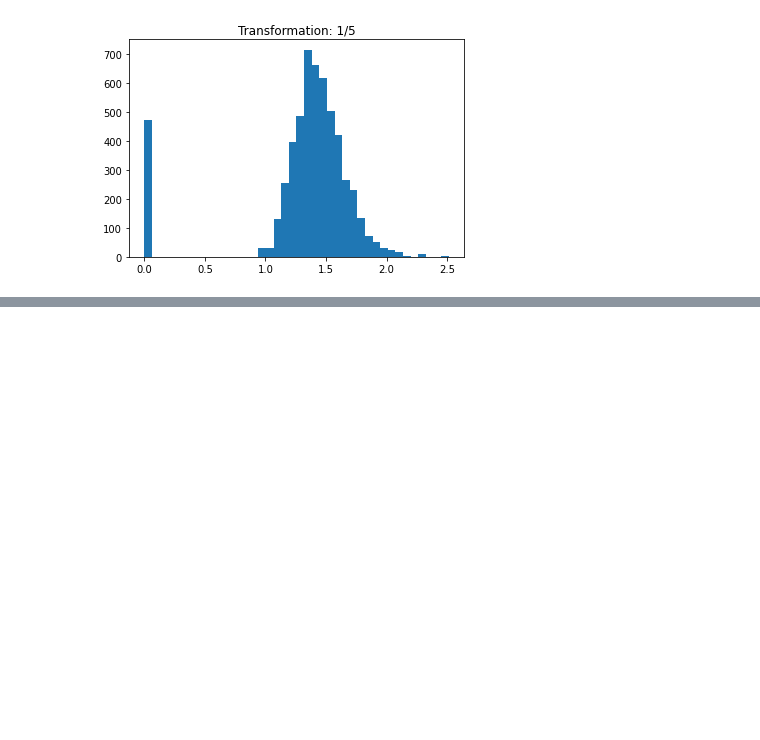
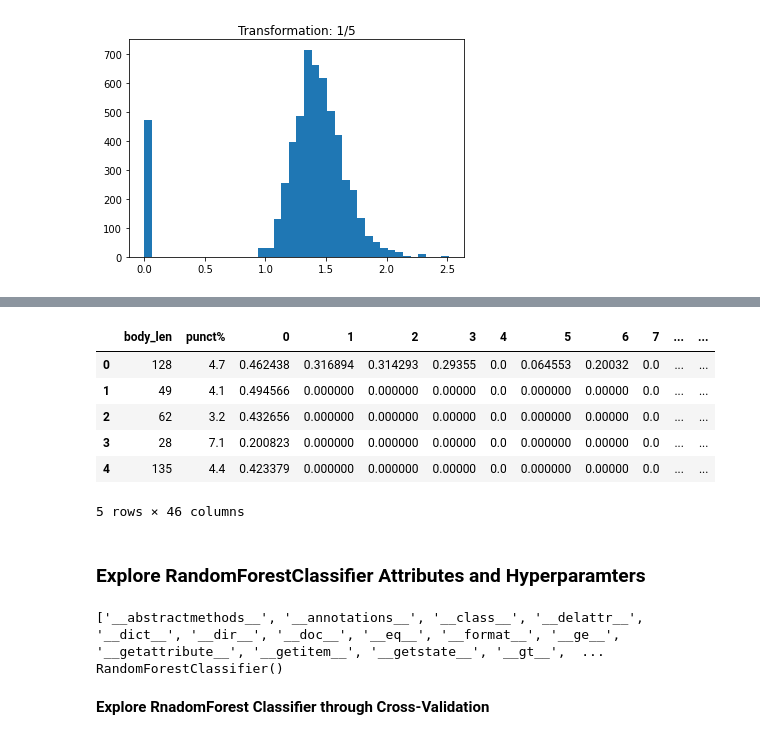
Before and after one commit to valin242/linkedIn_learning, a Jupyter notebook: nlp_w_python_for_ML_essential_training/nlp_esssentials_cont.ipynb, the cells around one changed output, grey strips where cells are left out. Saved outputs shown, nothing was run; the diff lists cells and outputs as text; code cells hidden in the pictures; blank space fills up the shorter version.

Commit message:
Half way through Chapter 5 using machine learning (RandomForest)

```diff
--- a/nlp_w_python_for_ML_essential_training/nlp_esssentials_cont.ipynb
+++ b/nlp_w_python_for_ML_essential_training/nlp_esssentials_cont.ipynb
@@ -900,0 +907,37 @@ for i in [1,2,3,4,5]:
+# %%
+from sklearn.feature_extraction.text import TfidfVectorizer
+
+stopwords = nltk.corpus.stopwords.words('english')
+ps = nltk.PorterStemmer()
+data =pd.read_csv("SMSSpamCollection.tsv", sep='\t')
+data.columns = ['label', 'body_text']
+
+def count_punct(text):
+    count = sum([1 for char in text if char in string.punctuation]) # cycling through each character to see if punctuation, if it is return 1
+    return round(count/(len(text) - text.count(" ")), 3)*100
+
+data['body_len'] = data['body_text'].apply(lambda x: len(x) - x.count(" ")) # minus white space
+data['punct%']= data['body_text'].apply(lambda x: count_punct(x))
+
+def clean_text(text):
+    text = "".join([word.lower() for word in text if word not in string.punctuation])
+    tokens = re.split('\W+', text)
+    text = " ".join([ps.stem(word) for word in tokens if word not in stopwords]) # joining the tokens back together and adding space back between to create a senetence
+    return text
+
+
+tfidf_vect = TfidfVectorizer(analyzer=clean_text) # each cell is weight of important that word based on frequency within that messagen and across messages
+x_tfidf = tfidf_vect.fit_transform(data['body_text'])
+
+X_features = pd.concat([data['body_len'], data['punct%'], pd.DataFrame(x_tfidf.toarray())],axis=1)
+X_features.head()
+# %% [output]
+|  | body_len | punct% | 0 | 1 | 2 | 3 | 4 | 5 | 6 | 7 | ... | ... |
+| 0 | 128 | 4.7 | 0.462438 | 0.316894 | 0.314293 | 0.29355 | 0.0 | 0.064553 | 0.20032 | 0.0 | ... | ... |
+| 1 | 49 | 4.1 | 0.494566 | 0.000000 | 0.000000 | 0.00000 | 0.0 | 0.000000 | 0.00000 | 0.0 | ... | ... |
+| 2 | 62 | 3.2 | 0.432656 | 0.000000 | 0.000000 | 0.00000 | 0.0 | 0.000000 | 0.00000 | 0.0 | ... | ... |
+| 3 | 28 | 7.1 | 0.200823 | 0.000000 | 0.000000 | 0.00000 | 0.0 | 0.000000 | 0.00000 | 0.0 | ... | ... |
+| 4 | 135 | 4.4 | 0.423379 | 0.000000 | 0.000000 | 0.00000 | 0.0 | 0.000000 | 0.00000 | 0.0 | ... | ... |
+5 rows × 46 columns
+# %% [markdown]
+### **Explore RandomForestClassifier Attributes and Hyperparamters**
@@ -900,0 +946,8 @@ for i in [1,2,3,4,5]:
+# %%
+print(dir(RandomForestClassifier))
+print(RandomForestClassifier())
+# %% [output]
+['__abstractmethods__', '__annotations__', '__class__', '__delattr__', '__dict__', '__dir__', '__doc__', '__eq__', '__format__', '__ge__', '__getattribute__', '__getitem__', '__getstate__', '__gt__',  ...
+RandomForestClassifier()
+# %% [markdown]
+**Explore RnadomForest Classifier through Cross-Validation**
```
Also changed, not shown: parts of 18 cells of this notebook.
